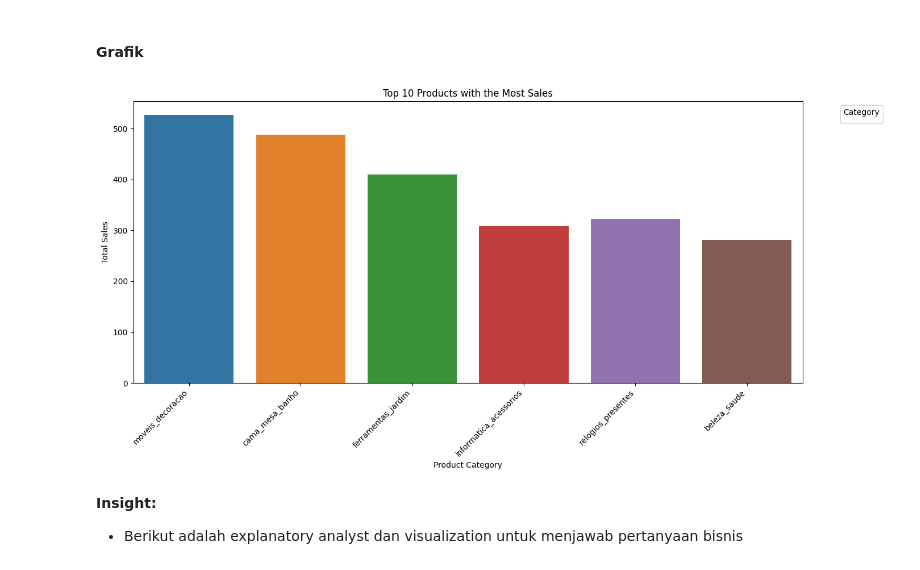
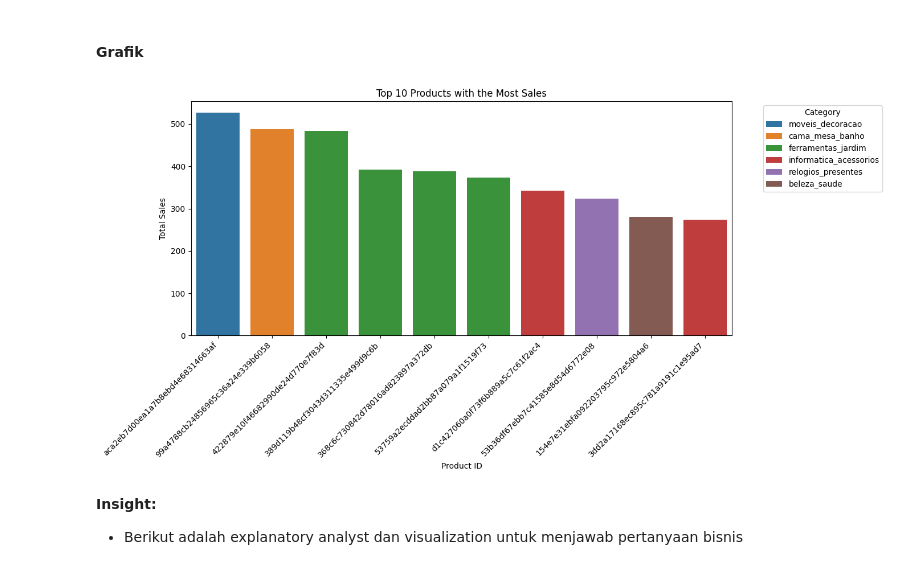
Before and after one commit to Masdeppp/ProjAnalisisData, a Jupyter notebook: Proyek_Analisis_Data.ipynb, the cells around one changed output. Saved outputs shown, nothing was run; the diff lists cells and outputs as text; code cells hidden in the pictures.

```diff
--- a/Proyek_Analisis_Data.ipynb
+++ b/Proyek_Analisis_Data.ipynb
@@ -41,7 +41,7 @@ geolocation_df.head()
 | 3 | 1041 | -23.544392 | -46.639499 | sao paulo | SP |
 | 4 | 1035 | -23.541578 | -46.641607 | sao paulo | SP |
 # %%
-order_items_df = pd.read_csv("order_items_dataset.csv")
+order_items_df = pd.read_csv("data/order_items_dataset.csv")
 order_items_df.head()
 # %% [output]
 |  | order_id | order_item_id | product_id | seller_id | shipping_limit_date | price | freight_value |
@@ -91,7 +91,7 @@ product_category_df.head()
 | 3 | cama_mesa_banho | bed_bath_table |
 | 4 | moveis_decoracao | furniture_decor |
 # %%
-product_df = pd.read_csv("products_dataset.csv")
+product_df = pd.read_csv("data/products_dataset.csv")
 product_df.head()
 # %% [output]
 |  | product_id | product_category_name | product_name_lenght | product_description_lenght | product_photos_qty | ... |
@@ -1234,16 +1234,16 @@ Top 10 products with the most sales:
 #### Grafik
 # %%
 plt.figure(figsize=(14, 7))
-sns.barplot(x=label_column, y='total_sales', hue='category', data=top_10_products, errorbar=None)
+sns.barplot(x='product_id', y='total_sales', hue='category', data=top_10_products, errorbar=None)  # Menggunakan 'product_id' sebagai label
 plt.title('Top 10 Products with the Most Sales')
-plt.xlabel('Product Name' if label_column == 'product_name' else 'Product Category')
+plt.xlabel('Product ID')  # Menggunakan label tetap
 plt.ylabel('Total Sales')
 plt.xticks(rotation=45, ha='right')
 plt.legend(title='Category', bbox_to_anchor=(1.05, 1), loc='upper left')
 plt.tight_layout()
 plt.show()
 # %% [output]
-[figure, old version]
+[figure, new version]
 # %% [markdown]
 **Insight:**
 - Berikut adalah explanatory analyst dan visualization untuk menjawab pertanyaan bisnis
```
Also changed, not shown: parts of 14 cells of this notebook, 2 other files.
